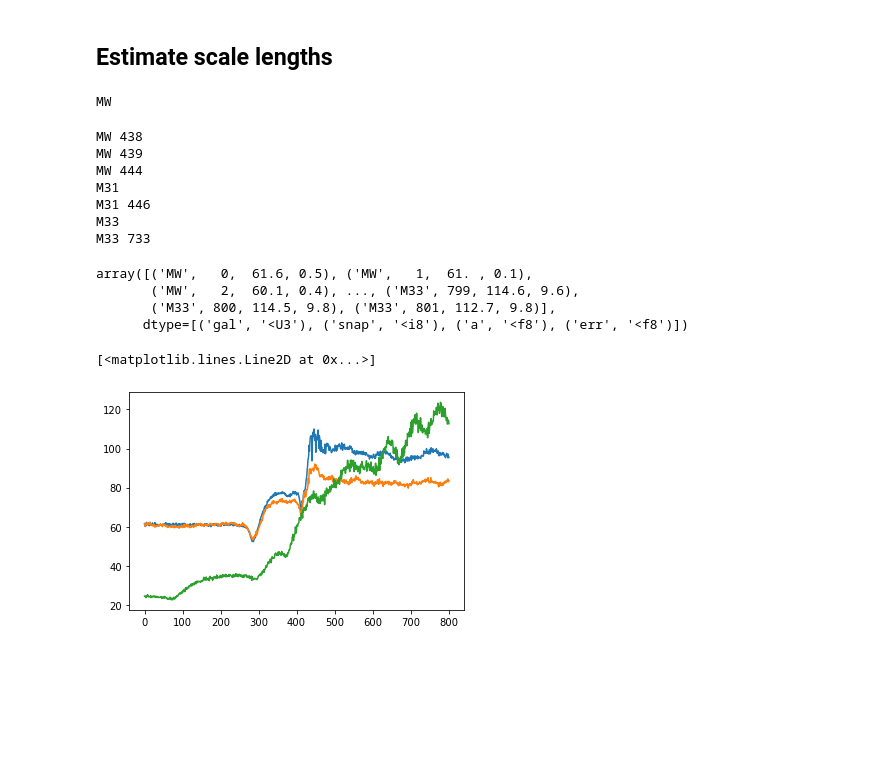
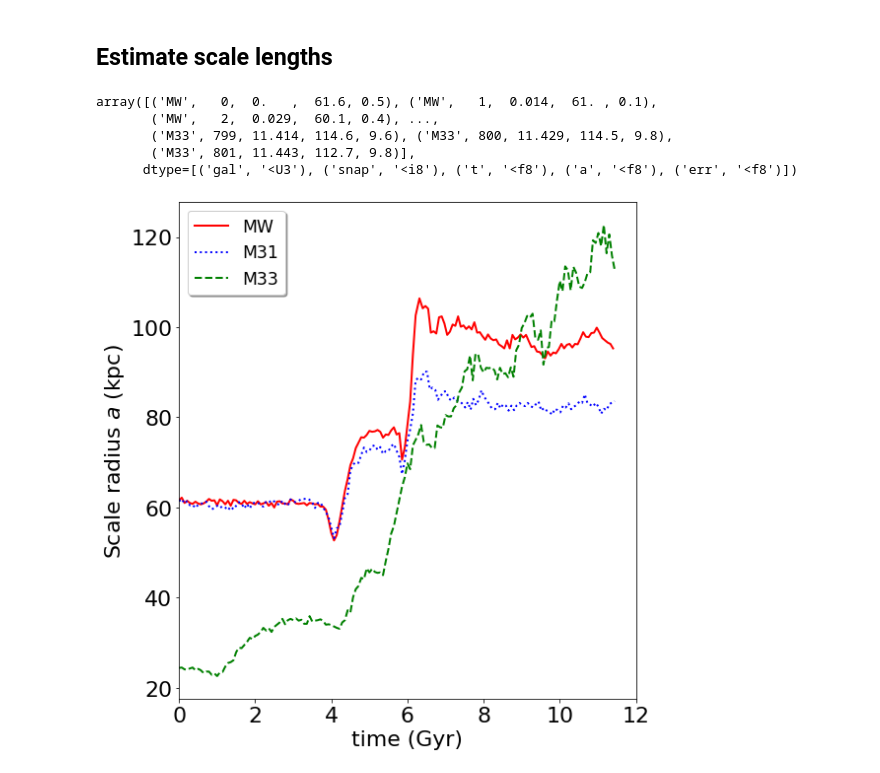
Before and after one commit to colinleach/400B_Leach, a Jupyter notebook: Project/notebooks/Hernquist.ipynb, the cells around one changed output. Cells and saved outputs as stored; diff of their text form; code cells hidden in the pictures; blank space fills up the shorter version.

```diff
--- a/Project/notebooks/Hernquist.ipynb
+++ b/Project/notebooks/Hernquist.ipynb
@@ -33,44 +33,57 @@ def get_a(galname, snap, r_outer=100):
     fitted_a, perr = mp.fit_hernquist_a(r_outer=r_outer, get_details=True)
     return t, fitted_a.value, perr.value
 # %%
-with open('./hqa.txt', 'w') as f:
-    f.write(f"# {'gal':>5s}{'snap':>8s}{'t':>8s}{'a':>8s}{'err':>8s}\n")
-for galname in ('MW','M31','M33'):
-    print(galname)
-    for snap in np.arange(0, 802):
-        try:
-            t, a, err = get_a(galname, snap)
-            with open('./hqa.txt', 'a') as f:
-                f.write(f"{galname:>7s}{snap:8d}{t:8.3f}{a:8.1f}{err:8.1f}\n")
-        except ValueError:
-            print(galname, snap)
+# with open('./hqa.txt', 'w') as f:
+#     f.write(f"# {'gal':>5s}{'snap':>8s}{'t':>8s}{'a':>8s}{'err':>8s}\n")
+# for galname in ('MW','M31','M33'):
+#     print(galname)
+#     for snap in np.arange(0, 802):
+#         try:
+#             t, a, err = get_a(galname, snap)
+#             with open('./hqa.txt', 'a') as f:
+#                 f.write(f"{galname:>7s}{snap:8d}{t:8.3f}{a:8.1f}{err:8.1f}\n")
+#         except ValueError:
+#             print(galname, snap)
-# %% [output]
-MW
-MW 438
-MW 439
-MW 444
-M31
-M31 446
-M33
-M33 733
 # %%
-hqa = np.genfromtxt('hqa.csv', delimiter=',', names=True, skip_header=0,
-                    dtype=[('gal', 'U3'), ('snap', '<i8'), ('a', '<f8'), ('err', '<f8')])
+hqa = np.genfromtxt('hqa.txt', names=True, skip_header=0,
+                    dtype=[('gal', 'U3'), ('snap', '<i8'), ('t', '<f8'), ('a', '<f8'), ('err', '<f8')])
 # %%
 hqa
 # %% [output]
-array([('MW',   0,  61.6, 0.5), ('MW',   1,  61. , 0.1),
-       ('MW',   2,  60.1, 0.4), ..., ('M33', 799, 114.6, 9.6),
-       ('M33', 800, 114.5, 9.8), ('M33', 801, 112.7, 9.8)],
-      dtype=[('gal', '<U3'), ('snap', '<i8'), ('a', '<f8'), ('err', '<f8')])
+array([('MW',   0,  0.   ,  61.6, 0.5), ('MW',   1,  0.014,  61. , 0.1),
+       ('MW',   2,  0.029,  60.1, 0.4), ...,
+       ('M33', 799, 11.414, 114.6, 9.6), ('M33', 800, 11.429, 114.5, 9.8),
+       ('M33', 801, 11.443, 112.7, 9.8)],
+      dtype=[('gal', '<U3'), ('snap', '<i8'), ('t', '<f8'), ('a', '<f8'), ('err', '<f8')])
 # %%
 MW = hqa[hqa['gal'] == 'MW']
 M31 = hqa[hqa['gal'] == 'M31']
 M33 = hqa[hqa['gal'] == 'M33']
-# %%
-plt.plot(MW['snap'], MW['a'])
-plt.plot(M31['snap'], M31['a'])
-plt.plot(M33['snap'], M33['a'])
-# %% [output]
-[<matplotlib.lines.Line2D at 0x...>]
-[figure, removed]
+# %%
+fig = plt.figure(figsize=(8,8))
+ax0 = plt.subplot()
+
+# add the curves
+n = 5 # plot every n'th time point
+ax0.plot(MW['t'][::n], MW['a'][::n], 'r-', lw=2, label='MW')
+ax0.plot(M31['t'][::n], M31['a'][::n], 'b:', lw=2, label='M31')
+ax0.plot(M33['t'][::n], M33['a'][::n], 'g--', lw=2, label='M33')
+
+ax0.legend(fontsize='xx-large', shadow=True)
+
+# Add axis labels
+ax0.set_xlabel("time (Gyr)", fontsize=22)
+ax0.set_ylabel("Scale radius $a$ (kpc)", fontsize=22)
+
+ax0.set_xlim(0,12)
+
+# ax0.set_title("Hernquist scale radius", fontsize=24)
+#adjust tick label font size
+label_size = 22
+rcParams['xtick.labelsize'] = label_size
+rcParams['ytick.labelsize'] = label_size
+
+plt.tight_layout()
+plt.savefig('hernquist_a.pdf', rasterized=True, dpi=350);
+# %% [output]
+[figure, added]
```
Also changed, not shown: 14 other files.
